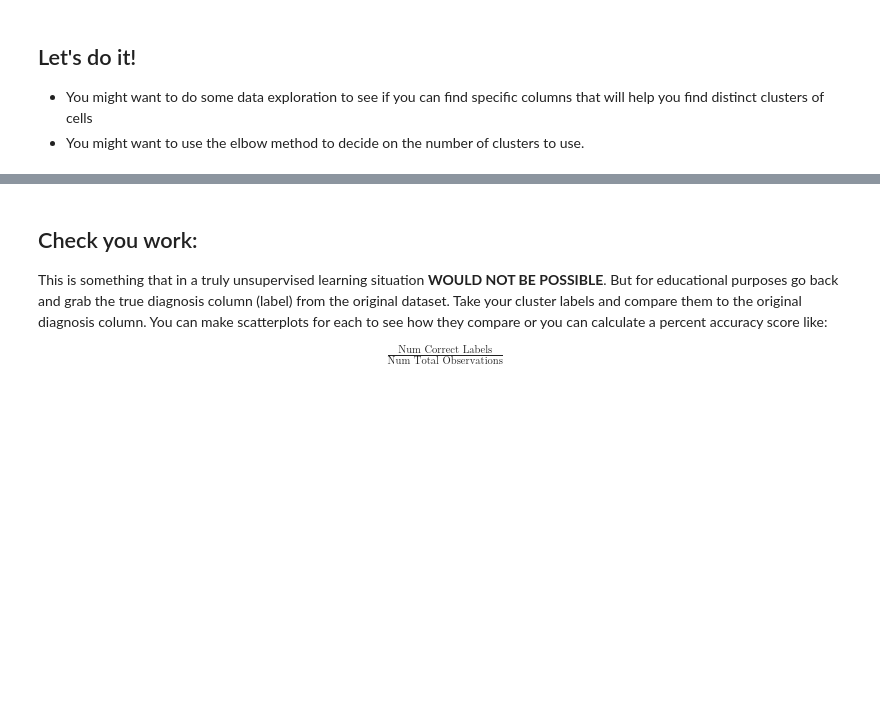
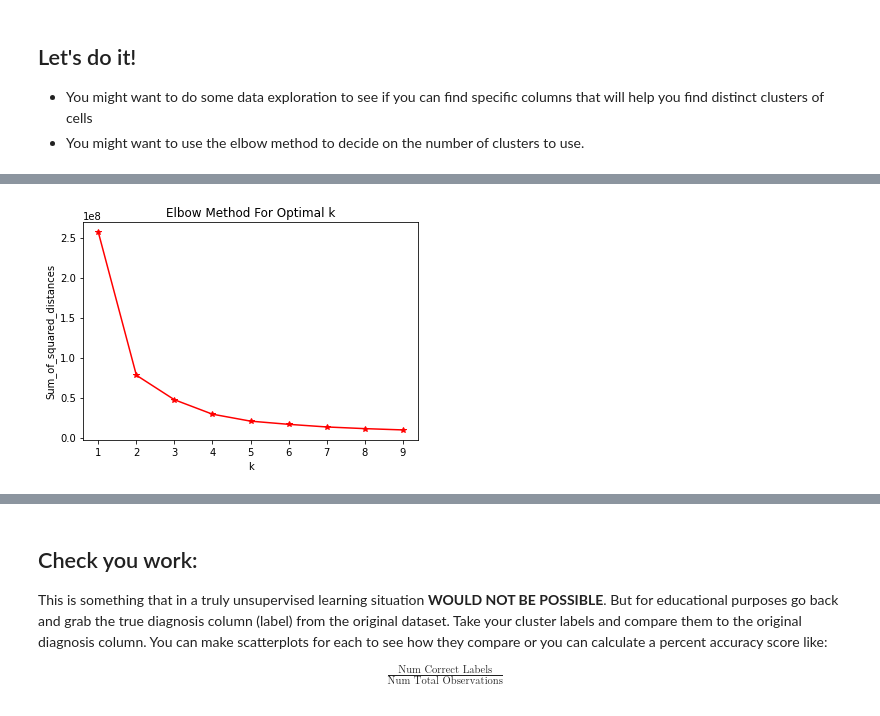
Before and after one commit to njaiprakash/DS-Unit-1-Sprint-3-Linear-Algebra, a Jupyter notebook: module4-clustering/LS_DS_134_Clustering_Assignment.ipynb, the cells around one changed output, grey strips where cells are left out. Saved outputs shown, nothing was run; the diff lists cells and outputs as text; code cells hidden in the pictures; blank space fills up the shorter version.

```diff
--- a/module4-clustering/LS_DS_134_Clustering_Assignment.ipynb
+++ b/module4-clustering/LS_DS_134_Clustering_Assignment.ipynb
@@ -123,12 +134,14 @@ plt.scatter(df['radius_mean'], df['texture_mean'], alpha=.3);
 # %%
 sum_of_squared_distances = []
 K = range(1,10)
 for k in K:
     km = KMeans(n_clusters=k)
     km = km.fit(df)
     sum_of_squared_distances.append(km.inertia_)
-plt.plot(K, sum_of_squared_distances, 'bx-')
+plt.plot(K, sum_of_squared_distances, 'r*-')
 plt.xlabel('k')
 plt.ylabel('Sum_of_squared_distances')
 plt.title('Elbow Method For Optimal k')
 plt.show()
+# %% [output]
+[figure, added]
```
Also changed, not shown: parts of 21 cells of this notebook.
